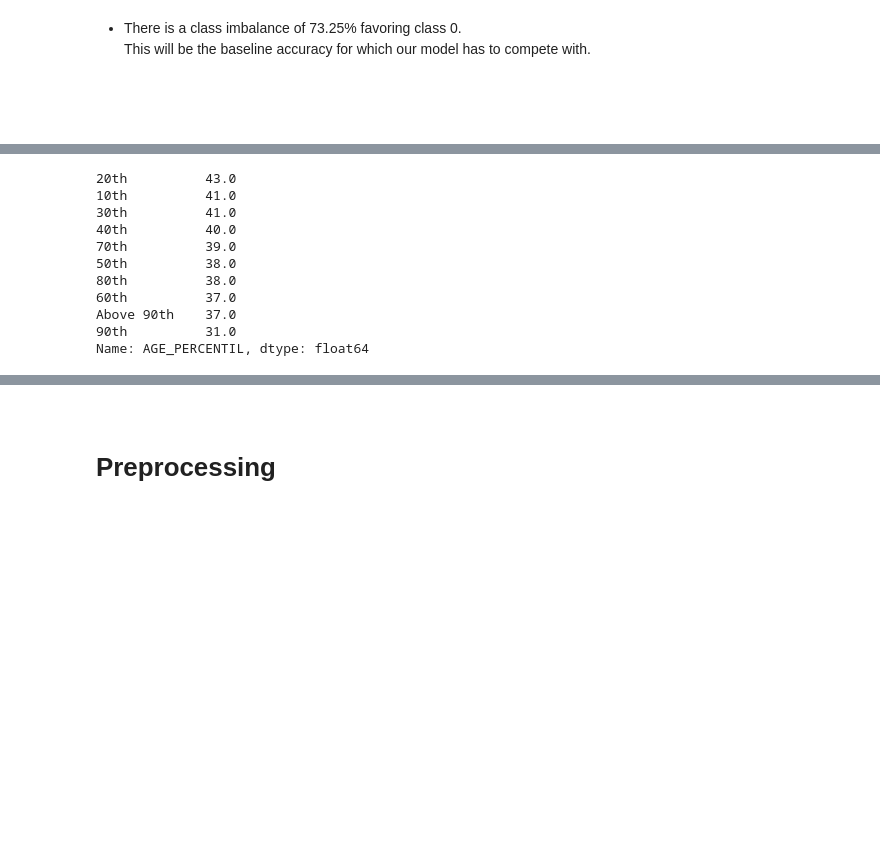
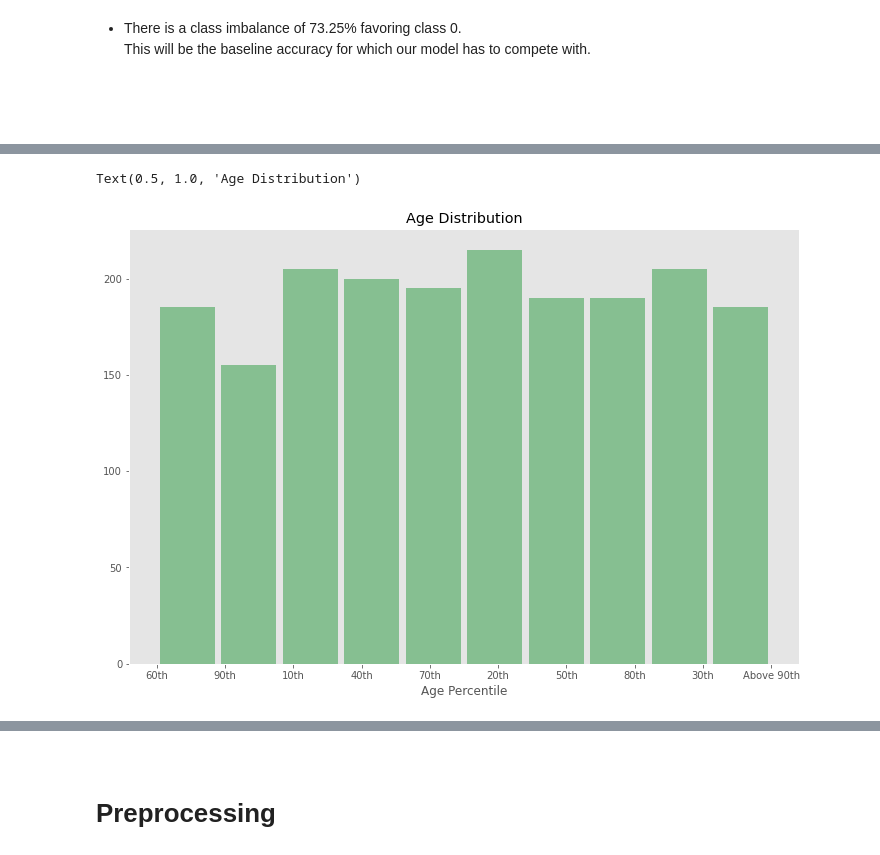
Before and after one commit to MetisPrometheus/Data-Master-23V, a Jupyter notebook: baseline_model.ipynb, the cells around one changed output, grey strips where cells are left out. Saved outputs shown, nothing was run; the diff lists cells and outputs as text; code cells hidden in the pictures; blank space fills up the shorter version.

```diff
--- a/baseline_model.ipynb
+++ b/baseline_model.ipynb
@@ -1,5 +1,23 @@
 # %% [markdown]
 # Loading Datasets
+# %%
+import shap
+import numpy  as np
+import pandas as pd
+import plotly.express as px
+import matplotlib.pyplot as plt
+import time
+
+from sklearn.impute   import SimpleImputer
+from sklearn.ensemble import RandomForestClassifier
+from sklearn.metrics  import accuracy_score, auc, roc_curve, precision_recall_curve, roc_auc_score, precision_score, recall_score, average_precision_score
+from sklearn.model_selection import train_test_split, StratifiedKFold
+
+from catboost import CatBoostClassifier
+from lightgbm import LGBMClassifier
+from xgboost  import XGBClassifier
+
+plt.style.use('ggplot')
 # %%
 import pandas as pd
 import numpy as np
@@ -136,14 +72,8 @@ df
-# %%
-df["AGE_PERCENTIL"].value_counts()/5
-# %% [output]
-20th          43.0
-10th          41.0
-30th          41.0
-40th          40.0
-70th          39.0
-50th          38.0
-80th          38.0
-60th          37.0
-Above 90th    37.0
-90th          31.0
-Name: AGE_PERCENTIL, dtype: float64
+# %%
+import pylab as pl
+ax = df["AGE_PERCENTIL"].hist(bins=10, grid=False, figsize=(12,8), color='#86bf91', zorder=2, rwidth=0.9)
+ax.set_xlabel("Age Percentile")
+pl.title('Age Distribution')
+# %% [output]
+Text(0.5, 1.0, 'Age Distribution')
+[figure, added]
```
Also changed, not shown: parts of 53 cells of this notebook.
